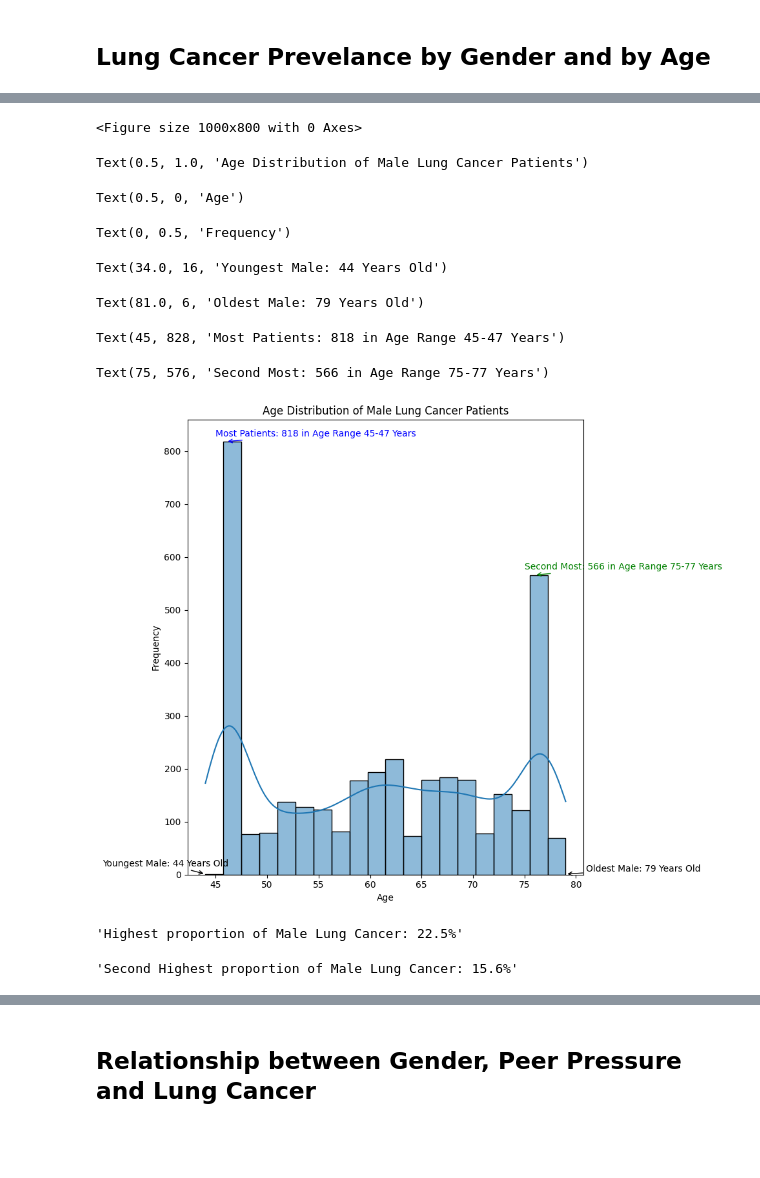
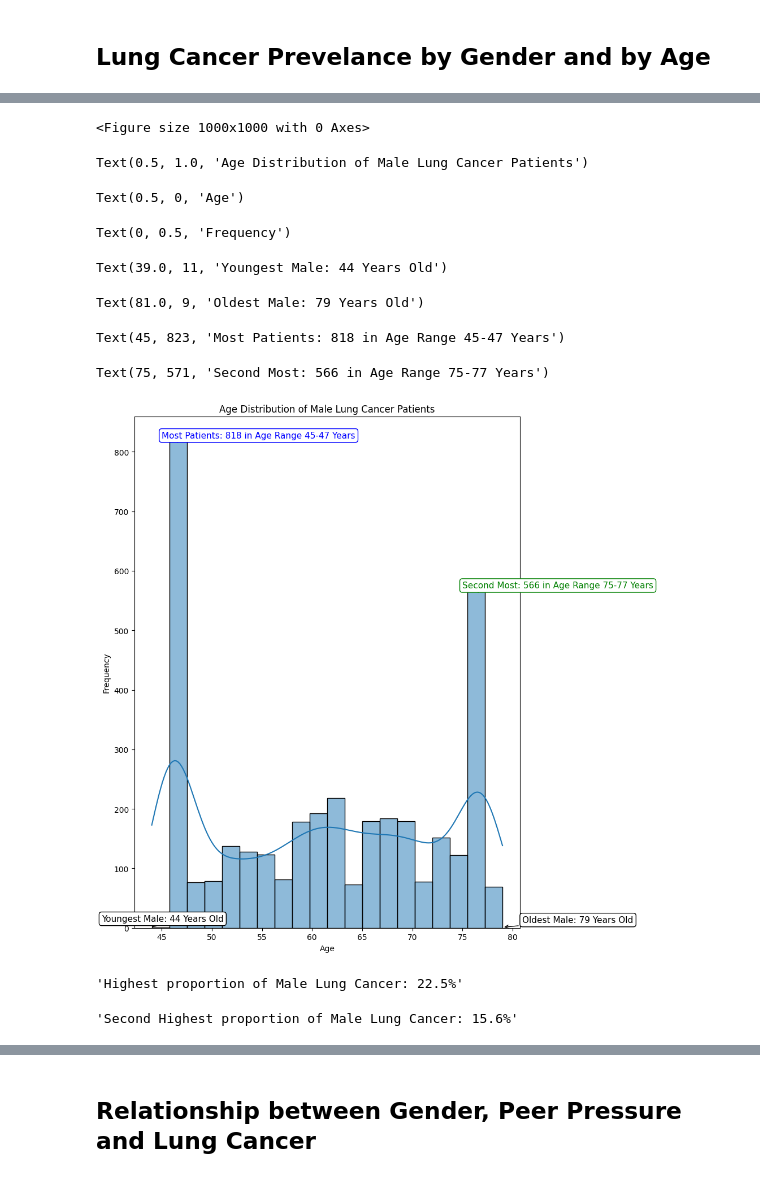
Before and after one commit to mattyapers/DSA312-Lung-Cancer, a Jupyter notebook: LungCancer.ipynb, the cells around one changed output, grey strips where cells are left out. Drawn from its saved outputs; the diff is of its cells as text; code cells hidden in the pictures; blank space fills up the shorter version.

```diff
--- a/LungCancer.ipynb
+++ b/LungCancer.ipynb
@@ -23,6 +23,7 @@ df.isnull().sum()
 
 # Dropping missing rows
 df = df.dropna()
+df = df.drop(df.index[df['AGE']==21])
 df.info()
 df.describe()
 # %% [output]
@@ -290,26 +401,26 @@ female_lung_cancer_y = df[(df['GENDER'] == 0) & (df['LUNG_CANCER'] == 1)]
 # %%
-plt.figure(figsize=(10,8))
+plt.figure(figsize=(10,10))
 
-# Calculate the youngest and oldest male ages and their frequencies
+# Youngest and oldest Male ages and their frequencies
 min_male_age = male_lung_cancer_y['AGE'].min()
-min_male_age_freq = (male_lung_cancer_y['AGE'] == min_male_age).sum()
+min_male_age_freq = len(male_lung_cancer_y[male_lung_cancer_y['AGE'] == min_male_age])
 
 max_male_age = male_lung_cancer_y['AGE'].max()
-max_male_age_freq = (male_lung_cancer_y['AGE'] == max_male_age).sum()
+max_male_age_freq = len(male_lung_cancer_y[male_lung_cancer_y['AGE'] == max_male_age])
 
-# Create histogram with KDE for male lung cancer patients
+# Create histogram with KDE for Male lung cancer patients
 hist = sns.histplot(
     x='AGE',
     data=male_lung_cancer_y,
     bins=20,
     kde=True,
-    alpha=0.5  # Set transparency for the histogram
+    alpha=0.5
 )
 
 # Extract the heights of the histogram bars
 counts, bin_edges = np.histogram(male_lung_cancer_y['AGE'], bins=20)
 
-# Find the bin with the maximum count
+# Find the bin with the maximum count and the second-highest count
 sorted_indices = np.argsort(counts)  # Sort counts to get indices of highest frequencies
 max_bin_idx = sorted_indices[-1]     # Index of the highest bin
 second_max_bin_idx = sorted_indices[-2]  # Index of the second-highest bin
@@ -331,58 +442,62 @@ plt.ylabel('Frequency')
 plt.annotate(
     f'Youngest Male: {int(min_male_age)} Years Old',
     xy=(min_male_age, min_male_age_freq),
-    xytext=(min_male_age - 10, min_male_age_freq + 15),
+    xytext=(min_male_age - 5, min_male_age_freq + 10),
     arrowprops=dict(color='black', arrowstyle='->'),
-    fontsize=10,
-    color='black'
+    fontsize=11,
+    color='black',
+    bbox=dict(facecolor='white', edgecolor='black', boxstyle='round,pad=0.3')
 )
 
 # Annotate oldest age for males
 plt.annotate(
     f'Oldest Male: {int(max_male_age)} Years Old',
     xy=(max_male_age, max_male_age_freq),
-    xytext=(max_male_age + 2, max_male_age_freq + 5),
+    xytext=(max_male_age + 2, max_male_age_freq + 8),
     arrowprops=dict(color='black', arrowstyle='->'),
-    fontsize=10,
-    color='black'
+    fontsize=11,
+    color='black',
+    bbox=dict(facecolor='white', edgecolor='black', boxstyle='round,pad=0.3')
 )
 
 # Annotate the bin with the most cancer patients
 plt.annotate(
     f'Most Patients: {max_count} in Age Range {max_bin_range[0]}-{max_bin_range[1]} Years',
     xy=((max_bin_range[0] + max_bin_range[1]) / 2, max_count),
-    xytext=(max_bin_range[0], max_count + 10),
+    xytext=(max_bin_range[0], max_count + 5),
     arrowprops=dict(color='blue', arrowstyle='->'),
-    fontsize=10,
-    color='blue'
+    fontsize=11,
+    color='blue',
+    bbox=dict(facecolor='white', edgecolor='blue', boxstyle='round,pad=0.3')
 )
 
 # Annotate the bin with the second-most cancer patients
 plt.annotate(
     f'Second Most: {second_max_count} in Age Range {second_max_bin_range[0]}-{second_max_bin_range[1]} Years',
     xy=((second_max_bin_range[0] + second_max_bin_range[1]) / 2, second_max_count),
-    xytext=(second_max_bin_range[0], second_max_count + 10),
+    xytext=(second_max_bin_range[0], second_max_count + 5),
     arrowprops=dict(color='green', arrowstyle='->'),
-    fontsize=10,
-    color='green'
+    fontsize=11,
+    color='green',
+    bbox=dict(facecolor='white', edgecolor='green', boxstyle='round,pad=0.3')
 )
 
 # Show the plot
 plt.tight_layout()
 plt.show()
 
 f'Highest proportion of Male Lung Cancer: {max_count / len(male_lung_cancer_y) * 100 :.1f}%'
 f'Second Highest proportion of Male Lung Cancer: {second_max_count / len(male_lung_cancer_y) * 100 :.1f}%'
 # %% [output]
-<Figure size 1000x800 with 0 Axes>
+<Figure size 1000x1000 with 0 Axes>
 Text(0.5, 1.0, 'Age Distribution of Male Lung Cancer Patients')
 Text(0.5, 0, 'Age')
 Text(0, 0.5, 'Frequency')
-Text(34.0, 16, 'Youngest Male: 44 Years Old')
+Text(39.0, 11, 'Youngest Male: 44 Years Old')
-Text(81.0, 6, 'Oldest Male: 79 Years Old')
+Text(81.0, 9, 'Oldest Male: 79 Years Old')
-Text(45, 828, 'Most Patients: 818 in Age Range 45-47 Years')
+Text(45, 823, 'Most Patients: 818 in Age Range 45-47 Years')
-Text(75, 576, 'Second Most: 566 in Age Range 75-77 Years')
+Text(75, 571, 'Second Most: 566 in Age Range 75-77 Years')
-[figure, old version]
+[figure, new version]
 'Highest proportion of Male Lung Cancer: 22.5%'
 'Second Highest proportion of Male Lung Cancer: 15.6%'
 # %%
```
Also changed, not shown: parts of 7 cells of this notebook.
